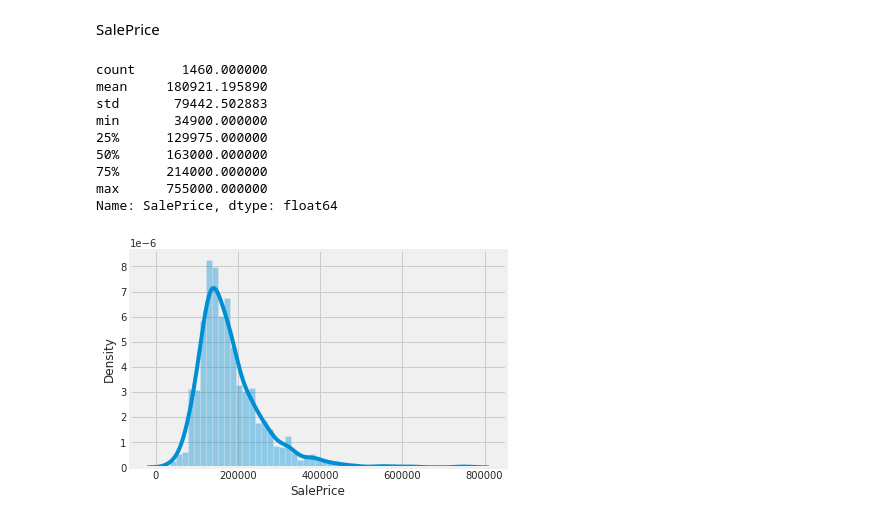
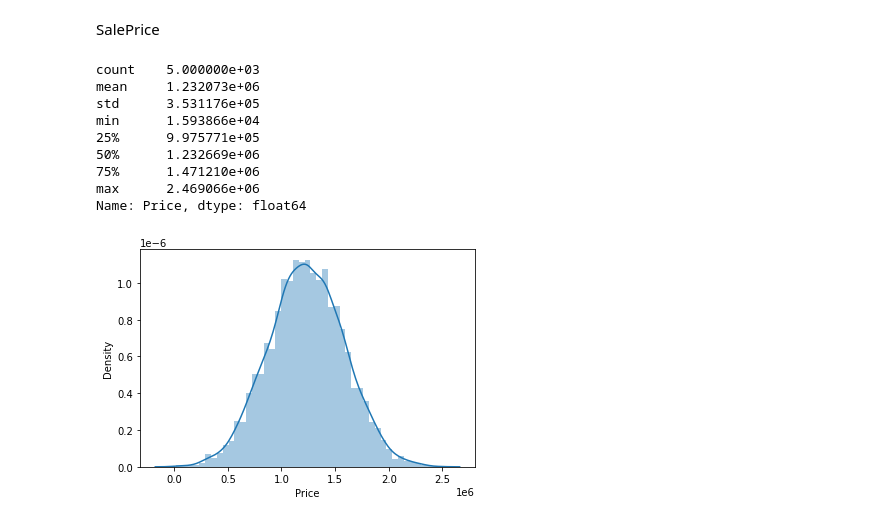
Before and after one commit to Wael8787/Machine-Learning, a Jupyter notebook: 02_Multiple_Linear_Regression.ipynb, the cells around one changed output. Saved outputs shown, nothing was run; the diff lists cells and outputs as text; code cells hidden in the pictures.

```diff
--- a/02_Multiple_Linear_Regression.ipynb
+++ b/02_Multiple_Linear_Regression.ipynb
@@ -17,5 +17,5 @@ warnings.filterwarnings('ignore')
 # %% [markdown]
 **Dataset**
 # %%
-df_train = pd.read_csv('USA_Housing_train.csv')
+df = pd.read_csv('USA_Housing.csv')
 # %%
@@ -97,19 +77,19 @@ Index(['Id', 'MSSubClass', 'MSZoning', 'LotFrontage', 'LotArea', 'Street',
 SalePrice
 # %%
 #descriptive statistics summary
-df_train['SalePrice'].describe()
+df['Price'].describe()
 # %% [output]
-count      1460.000000
-mean     180921.195890
-std       79442.502883
-min       34900.000000
-25%      129975.000000
-50%      163000.000000
-75%      214000.000000
-max      755000.000000
-Name: SalePrice, dtype: float64
+count    5.000000e+03
+mean     1.232073e+06
+std      3.531176e+05
+min      1.593866e+04
+25%      9.975771e+05
+50%      1.232669e+06
+75%      1.471210e+06
+max      2.469066e+06
+Name: Price, dtype: float64
 # %%
 #histogram
-sns.distplot(df_train['SalePrice']);
+sns.distplot(df['Price']);
 # %% [output]
-[figure, old version]
+[figure, new version]
```
Also changed, not shown: parts of 16 cells of this notebook.
